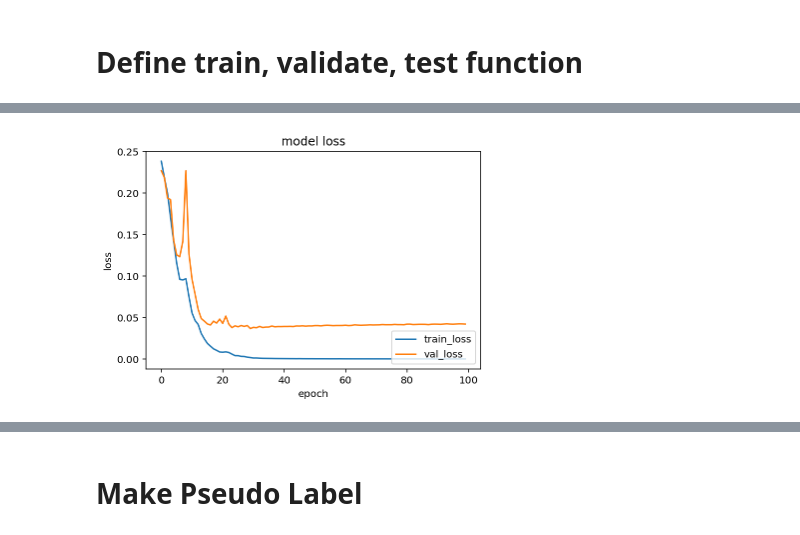
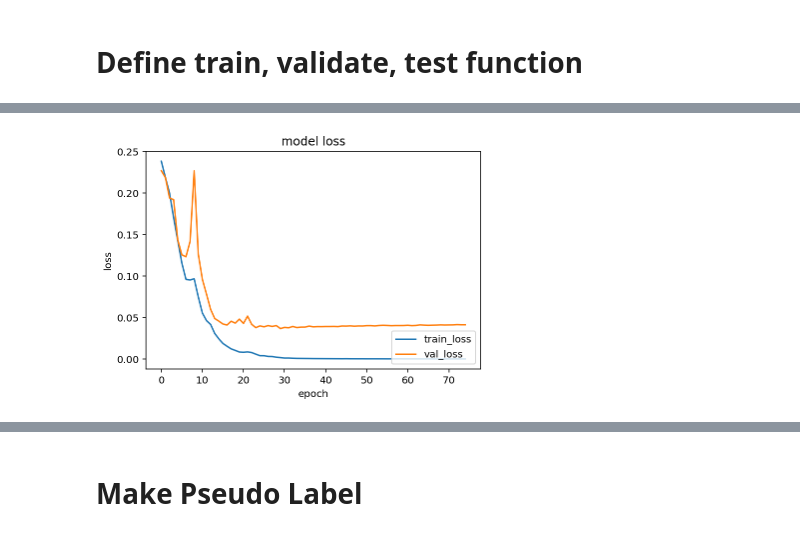
Before and after one commit to lyakaap/notebooks, a Jupyter notebook: PseudoLabel/Make-Pseudo-Label.ipynb, the cells around one changed output, grey strips where cells are left out. Drawn from its saved outputs; the diff is of its cells as text; code cells hidden in the pictures.

Commit message:
training normal supervised version done.

```diff
--- a/PseudoLabel/Make-Pseudo-Label.ipynb
+++ b/PseudoLabel/Make-Pseudo-Label.ipynb
@@ -295,5 +277,6 @@ def _test(model, data_loader, criterion, make_pl=False):
     )
 
     if make_pl:
-        pseudo_label = np.exp(pseudo_label)
-        np.save('./save/pseudo_label.npy'.format(ex_name), pseudo_label)
+        np.save('./save/pseudo_label_{}.npy'.format(ex_name), pseudo_label)
+
+    return acc, loss
@@ -302,30 +285,65 @@ def _test(model, data_loader, criterion, make_pl=False):
 # %%
-model = Net()
-if use_gpu:
-    model.cuda()
+# set experimental params
+epochs = 1000
+lr = 0.5
+momentum = 0.9
+ex_name = 'supervised'
+trial_times = 10
 
-def save_checkpoint(state, filename='./save/checkpoint_{}.pth'.format(ex_name)):
-    torch.save(state, filename)
-    #shutil.copyfile(filename, 'model_best.pth.tar')
+transform = transforms.Compose(
+    [transforms.ToTensor(),
+     transforms.Normalize((0.5, 0.5, 0.5), (0.5, 0.5, 0.5))])
 
-criterion = nn.KLDivLoss()
-optimizer = optim.SGD(model.parameters(), lr=lr, momentum=momentum)
-tracker = TrainingTracker()
+results = {}
+results['acc'] = np.empty((trial_times))
+results['loss'] = np.empty((trial_times))
+for i in range(trial_times):
+    train_dataset = MNISTDataset(X_train, y_train, transform)
+    train_loader = torch.utils.data.DataLoader(
+        train_dataset, batch_size=batch_size, num_workers=num_workers, shuffle=True)
+    val_dataset = MNISTDataset(X_val, y_val, transform)
+    val_loader = torch.utils.data.DataLoader(
+        val_dataset, batch_size=test_batch_size, num_workers=num_workers)
+    test_dataset = MNISTDataset(X_test, y_test, transform)
+    test_loader = torch.utils.data.DataLoader(
+        test_dataset, batch_size=test_batch_size, num_workers=num_workers)
 
-for epoch in range(0, epochs):
-    tracker.epoch = epoch
+    model = Net()
+    if use_gpu:
+        model.cuda()
 
-    _train(model, train_loader, criterion, optimizer, tracker)
-    _validate(model, val_loader, criterion, tracker)
+    def save_checkpoint(state, filename='./save/checkpoint_{}.pth'.format(ex_name)):
+        torch.save(state, filename)
 
-    # if latest accuracy is the best in history
-    if np.argmax(tracker.history['val_acc']) == len(tracker.history['val_acc']) - 1:
-        save_checkpoint({
-            'epoch': epoch,
-            'state_dict': model.state_dict(),
-            'optimizer' : optimizer.state_dict(),
-        })
+    criterion = nn.KLDivLoss()
+    optimizer = optim.SGD(model.parameters(), lr=lr, momentum=momentum)
+    tracker = TrainingTracker()
 
-logger.info('Train done.')
-tracker.plot_history()
+    start = time.time()
+
+    for epoch in range(0, epochs):
+        tracker.epoch = epoch
+
+        _train(model, train_loader, criterion, optimizer, tracker)
+        _validate(model, val_loader, criterion, tracker)
+
+        # if latest accuracy is the best in history
+        if len(tracker.history['val_acc']) - np.argmax(tracker.history['val_acc']) == 1:
+            save_checkpoint({
+                'epoch': epoch,
+                'state_dict': model.state_dict(),
+                'optimizer' : optimizer.state_dict(),
+            })
+        elif len(tracker.history['val_acc']) - np.argmax(tracker.history['val_acc']) >= 30:
+            logger.info('Accuracy dose not improve for a long epochs')
+            break
+
+    logger.info('Train done.')
+    logger.info('Elapsed Time: {}'.format(time.time() - start))
+    tracker.plot_history()
+
+    model = Net()
+    resume = torch.load('./save/checkpoint_{}.pth'.format(ex_name))
+    model.load_state_dict(resume['state_dict'])
+    results['acc'][i], results['loss'][i] = _test(model, test_loader, criterion)
 # %% [output]
@@ -350 +368 @@ tracker.plot_history()
-[figure, old version]
+[figure, new version]
```
Also changed, not shown: parts of 6 cells of this notebook.
